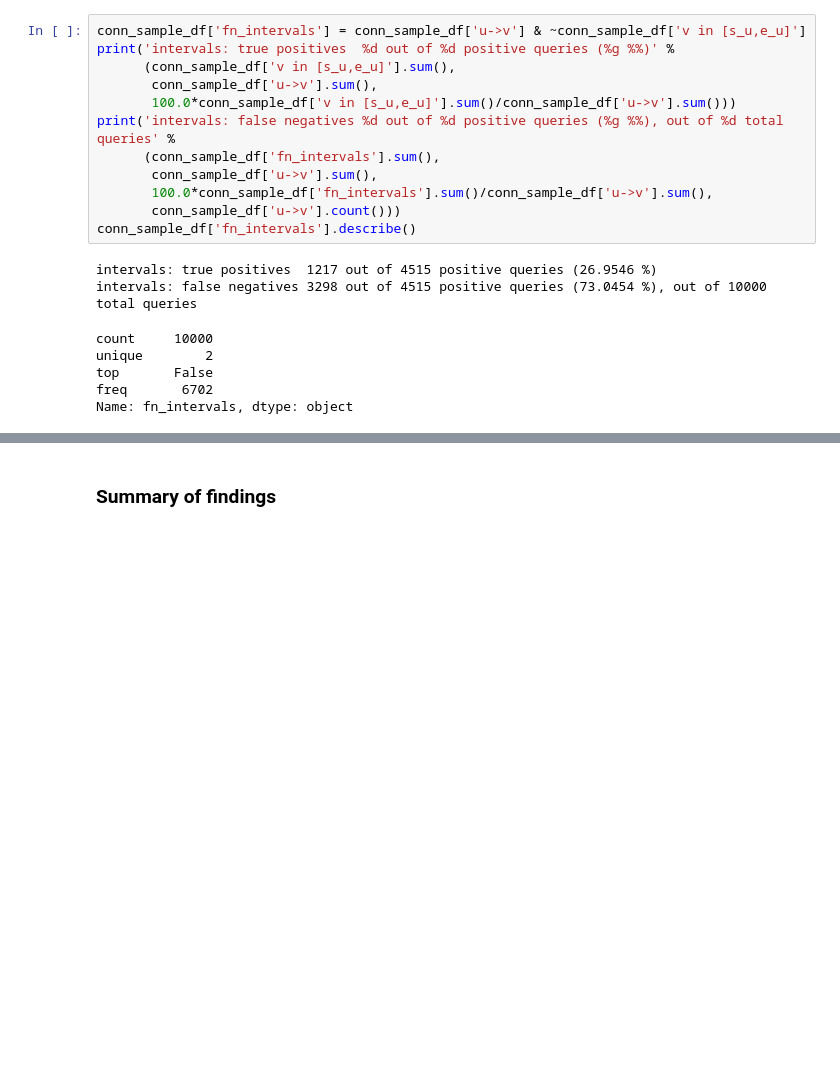
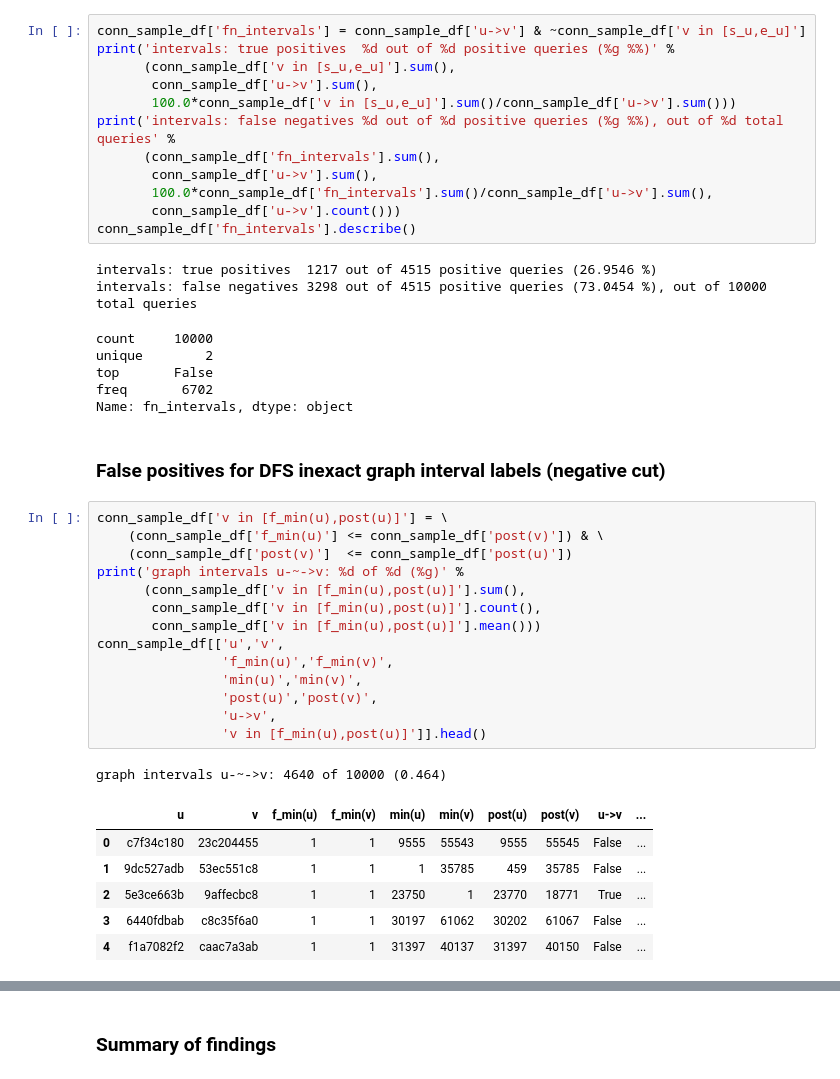
Before and after one commit to jnareb/git-commit-graph-ext, a Jupyter notebook: 14_evaluation.ipynb, the cells around one changed output, grey strips where cells are left out. Cells and saved outputs as stored; diff of their text form; blank space fills up the shorter version.

```diff
--- a/14_evaluation.ipynb
+++ b/14_evaluation.ipynb
@@ -344,3 +344,27 @@ unique        2
 top       False
 freq       6702
 Name: fn_intervals, dtype: object
+# %% [markdown]
+### False positives for DFS inexact graph interval labels (negative cut)
+# %%
+conn_sample_df['v in [f_min(u),post(u)]'] = \
+    (conn_sample_df['f_min(u)'] <= conn_sample_df['post(v)']) & \
+    (conn_sample_df['post(v)']  <= conn_sample_df['post(u)'])
+print('graph intervals u-~->v: %d of %d (%g)' %
+      (conn_sample_df['v in [f_min(u),post(u)]'].sum(),
+       conn_sample_df['v in [f_min(u),post(u)]'].count(),
+       conn_sample_df['v in [f_min(u),post(u)]'].mean()))
+conn_sample_df[['u','v',
+                'f_min(u)','f_min(v)',
+                'min(u)','min(v)',
+                'post(u)','post(v)',
+                'u->v',
+                'v in [f_min(u),post(u)]']].head()
+# %% [output]
+graph intervals u-~->v: 4640 of 10000 (0.464)
+|  | u | v | f_min(u) | f_min(v) | min(u) | min(v) | post(u) | post(v) | u->v | ... |
+| 0 | c7f34c180 | 23c204455 | 1 | 1 | 9555 | 55543 | 9555 | 55545 | False | ... |
+| 1 | 9dc527adb | 53ec551c8 | 1 | 1 | 1 | 35785 | 459 | 35785 | False | ... |
+| 2 | 5e3ce663b | 9affecbc8 | 1 | 1 | 23750 | 1 | 23770 | 18771 | True | ... |
+| 3 | 6440fdbab | c8c35f6a0 | 1 | 1 | 30197 | 61062 | 30202 | 61067 | False | ... |
+| 4 | f1a7082f2 | caac7a3ab | 1 | 1 | 31397 | 40137 | 31397 | 40150 | False | ... |
```
Also changed, not shown: parts of 2 cells of this notebook.
